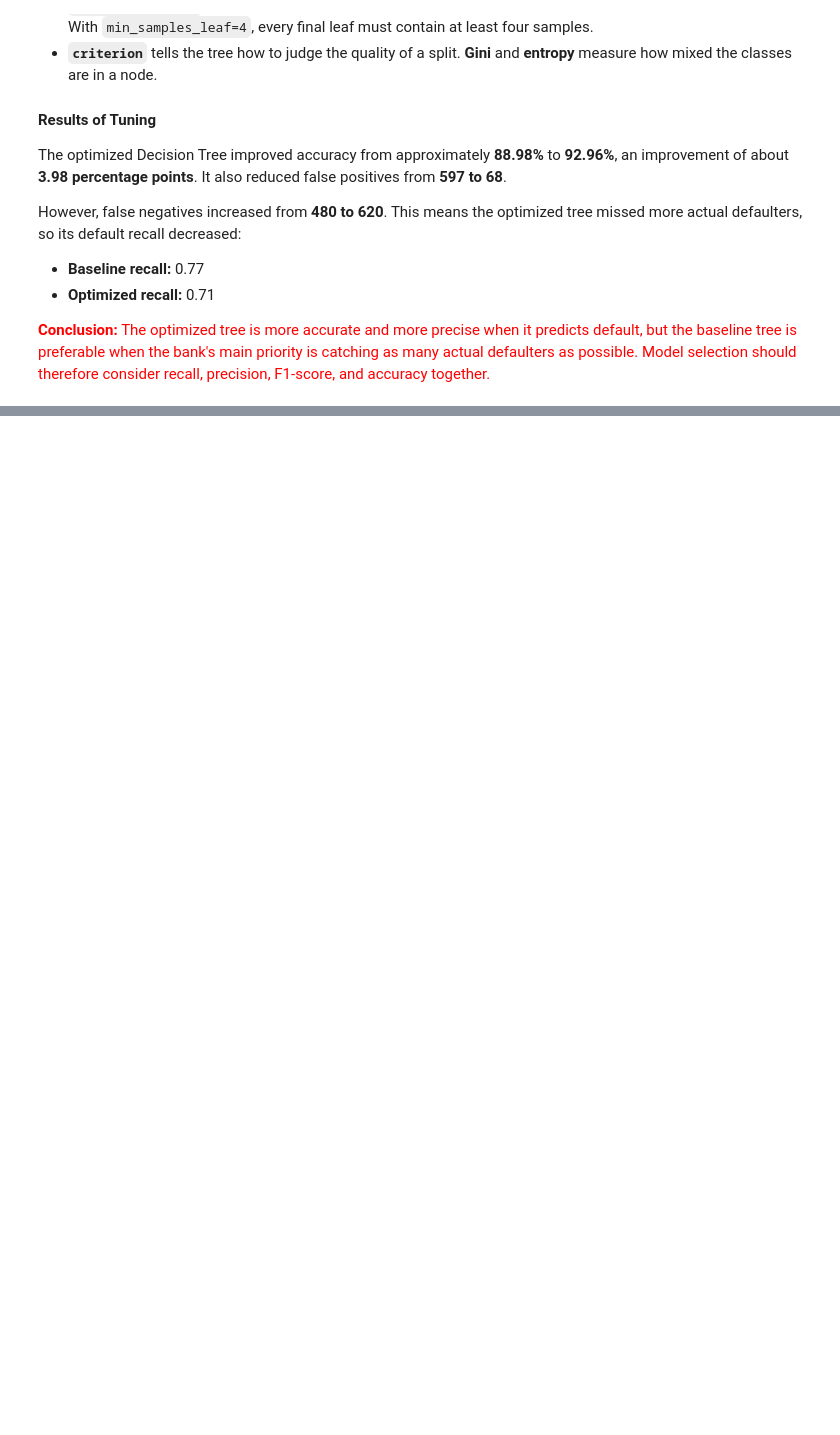
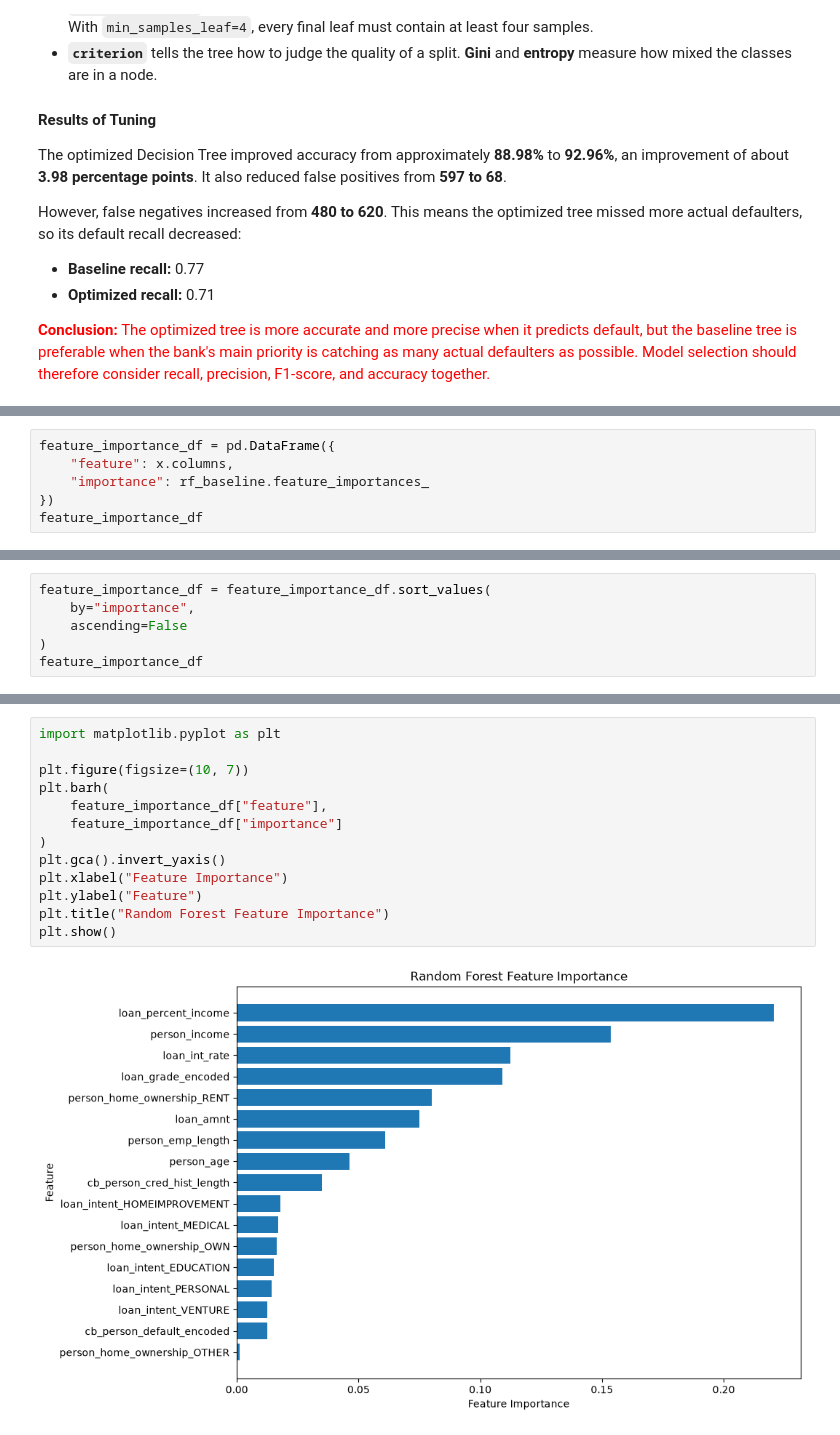
Before and after one commit to SomangIm/PROJECTS, a Jupyter notebook: credit-risk-prediction/credit-risk-default-prediction.ipynb, the cells around one changed output, grey strips where cells are left out. Cells and saved outputs as stored; diff of their text form; blank space fills up the shorter version.

```diff
--- a/credit-risk-prediction/credit-risk-default-prediction.ipynb
+++ b/credit-risk-prediction/credit-risk-default-prediction.ipynb
@@ -539,0 +648,6 @@ However, false negatives increased from **480 to 620**. This means the optimized
+# %%
+feature_importance_df = pd.DataFrame({
+    "feature": x.columns,
+    "importance": rf_baseline.feature_importances_
+})
+feature_importance_df
@@ -539,0 +673,6 @@ However, false negatives increased from **480 to 620**. This means the optimized
+# %%
+feature_importance_df = feature_importance_df.sort_values(
+    by="importance",
+    ascending=False
+)
+feature_importance_df
@@ -539,0 +698,15 @@ However, false negatives increased from **480 to 620**. This means the optimized
+# %%
+import matplotlib.pyplot as plt
+
+plt.figure(figsize=(10, 7))
+plt.barh(
+    feature_importance_df["feature"],
+    feature_importance_df["importance"]
+)
+plt.gca().invert_yaxis()
+plt.xlabel("Feature Importance")
+plt.ylabel("Feature")
+plt.title("Random Forest Feature Importance")
+plt.show()
+# %% [output]
+[figure, added]
```
Also changed, not shown: parts of 17 cells of this notebook.
